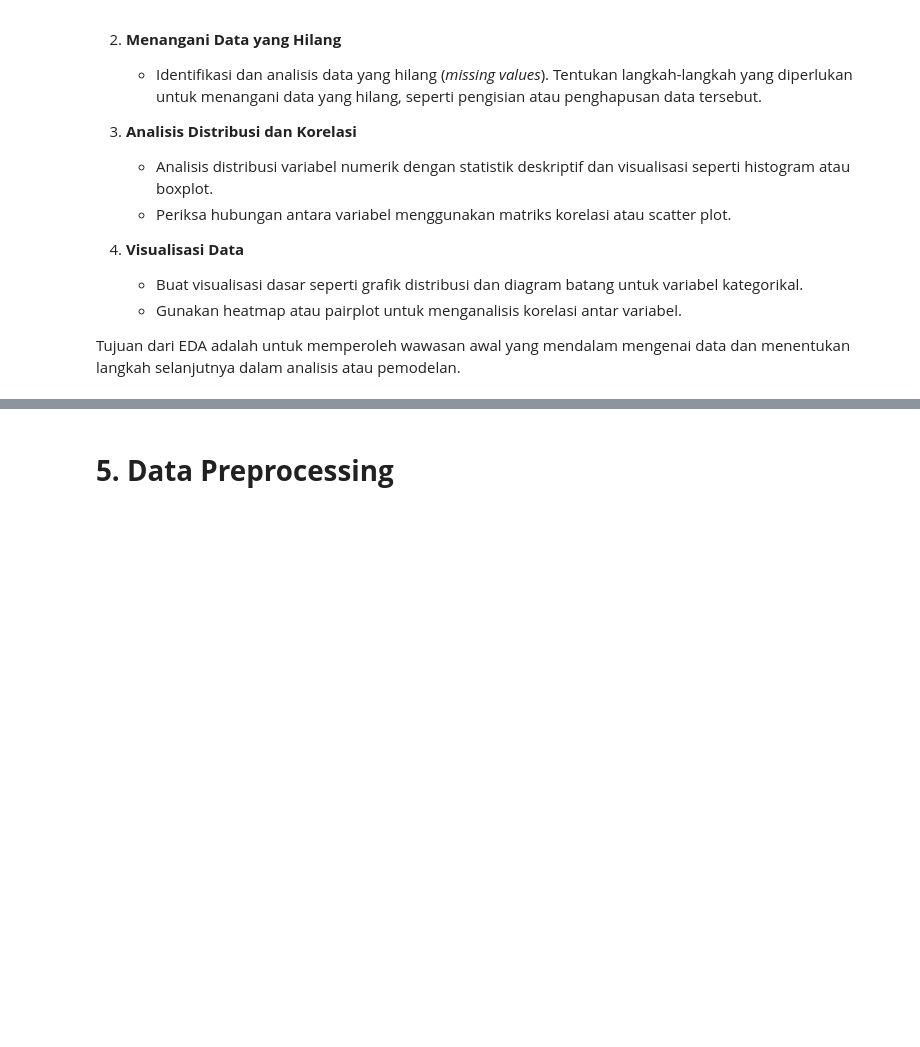
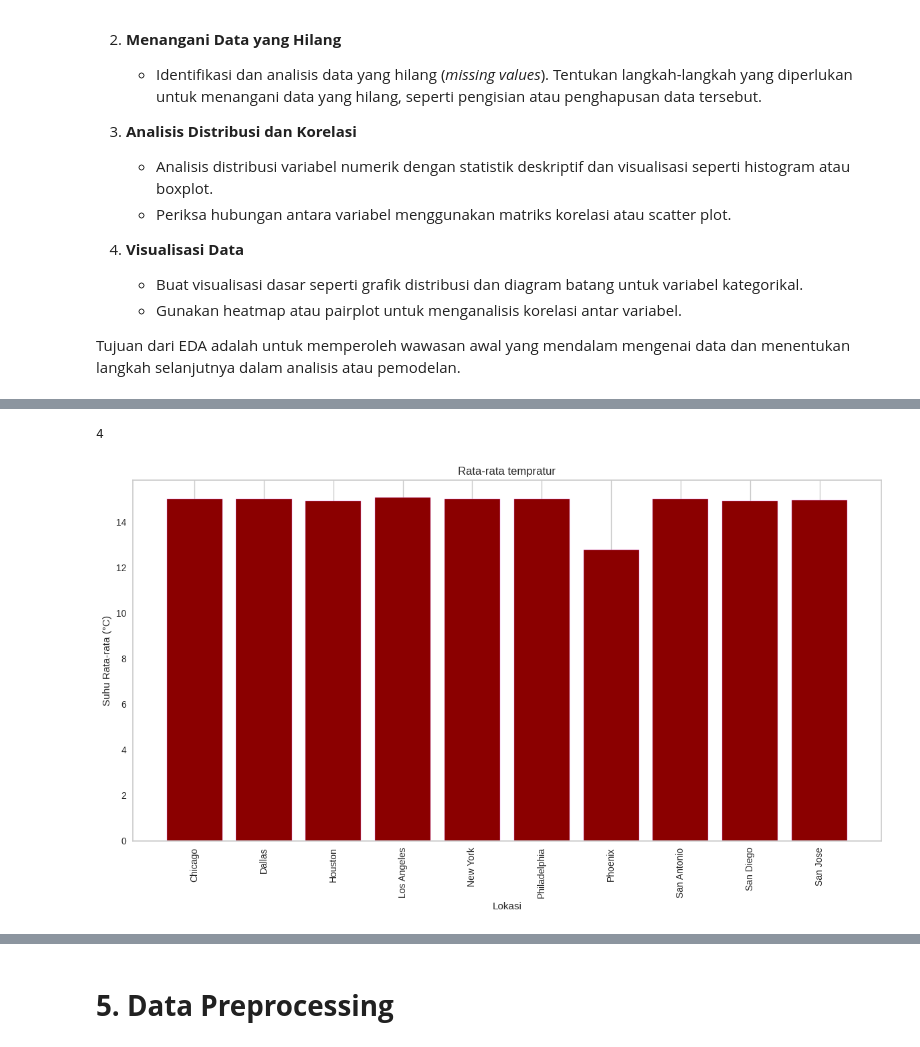
Before and after one commit to DGkurnia/cnkproject, a Jupyter notebook: BMLP_Derfansyah_Guswiranata_Kurnia_clus_ii.ipynb, the cells around one changed output, grey strips where cells are left out. Cells and saved outputs as stored; diff of their text form; code cells hidden in the pictures; blank space fills up the shorter version.

```diff
--- a/BMLP_Derfansyah_Guswiranata_Kurnia_clus_ii.ipynb
+++ b/BMLP_Derfansyah_Guswiranata_Kurnia_clus_ii.ipynb
@@ -298,0 +231,4 @@ Passing `palette` without assigning `hue` is deprecated and will be removed in v
+# %%
+#Inspeksi Grafik Batang (Awal)
+ratarata = dfcopy.groupby('Location')['Temperature_C'].mean().reset_index().copy() #Keamanan
+ratarata.head(7)
@@ -298,0 +271,19 @@ Passing `palette` without assigning `hue` is deprecated and will be removed in v
+# %%
+#deklarasi panjang kolom numerikal
+lenumerik = len(kolnumerik.columns) #Untuk histogram
+print(lenumerik)
+# %% [output]
+4
+# %%
+#Visualisasi grafik batang
+plt.figure(figsize=(12, 7))
+plt.bar(ratarata['Location'], ratarata['Temperature_C'], color='darkred', edgecolor='violet')
+plt.title('Rata-rata tempratur')
+plt.xlabel('Lokasi')
+plt.ylabel('Suhu Rata-rata (°C)')
+plt.xticks(rotation=90)
+plt.grid(axis='y')
+plt.tight_layout()  # Adjust layout to make room for x-axis labels
+plt.show()
+# %% [output]
+[figure, added]
```
Also changed, not shown: parts of 80 cells of this notebook.
